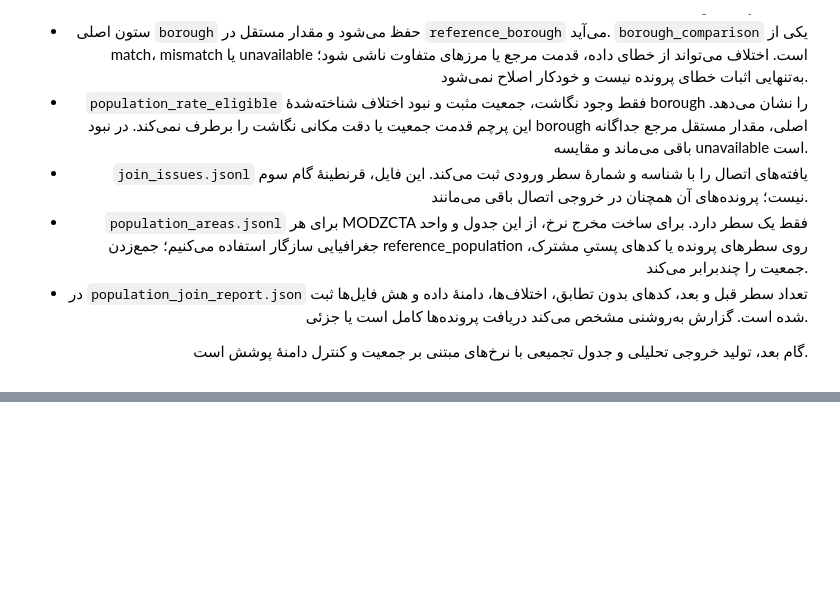
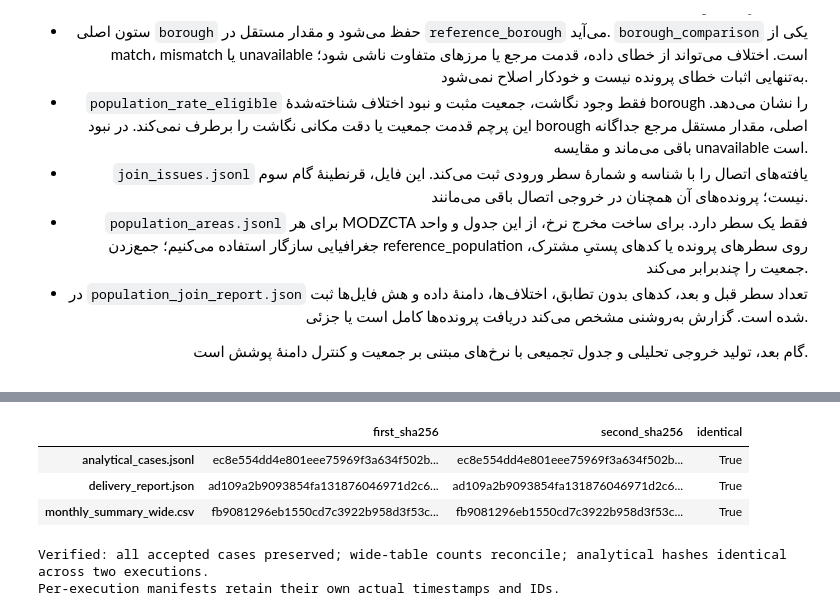
Before and after one commit to Ehsan-soveyzi/data_factory, a Jupyter notebook: challenge_solution.ipynb, the cells around one changed output, grey strips where cells are left out. Cells and saved outputs as stored; diff of their text form; code cells hidden in the pictures; blank space fills up the shorter version.

```diff
--- a/challenge_solution.ipynb
+++ b/challenge_solution.ipynb
@@ -808,0 +977,33 @@ Verified: preserved row count, status accounting, unique population areas and ou
+# %%
+import hashlib
+
+case_count_rows = delivery_wide.loc[delivery_wide["metric"].eq("case_count"), delivery_months]
+assert int(case_count_rows.sum().sum()) == delivery_report["analytical_records"]
+assert delivery_report["analytical_records"] == delivery_report["accepted_records"]
+assert delivery_report["raw_records"] == delivery_report["accepted_records"] + delivery_report["quarantined_records"]
+
+first_hashes = {}
+for name, metadata in delivery_manifest["files"].items():
+    with (delivery_output / name).open("rb") as file:
+        first_hashes[name] = hashlib.file_digest(file, "sha256").hexdigest()
+    assert first_hashes[name] == metadata["sha256"]
+
+repeat_delivery = build_delivery(delivery_config, progress=None)
+repeat_manifest = json.loads(Path(repeat_delivery["manifest_path"]).read_text(encoding="utf-8"))
+repeat_hashes = {name: metadata["sha256"] for name, metadata in repeat_manifest["files"].items()}
+assert first_hashes == repeat_hashes
+assert delivery_report["manifest_path"] != repeat_delivery["manifest_path"]
+display(pd.DataFrame({
+    "first_sha256": first_hashes,
+    "second_sha256": repeat_hashes,
+    "identical": {name: first_hashes[name] == repeat_hashes[name] for name in first_hashes},
+}))
+print("Verified: all accepted cases preserved; wide-table counts reconcile; analytical hashes identical across two executions.")
+print("Per-execution manifests retain their own actual timestamps and IDs.")
+# %% [output]
+|  | first_sha256 | second_sha256 | identical |
+| analytical_cases.jsonl | ec8e554dd4e801eee75969f3a634f502b... | ec8e554dd4e801eee75969f3a634f502b... | True |
+| delivery_report.json | ad109a2b9093854fa131876046971d2c6... | ad109a2b9093854fa131876046971d2c6... | True |
+| monthly_summary_wide.csv | fb9081296eb1550cd7c3922b958d3f53c... | fb9081296eb1550cd7c3922b958d3f53c... | True |
+Verified: all accepted cases preserved; wide-table counts reconcile; analytical hashes identical across two executions.
+Per-execution manifests retain their own actual timestamps and IDs.
```
Also changed, not shown: parts of 8 cells of this notebook, 7 other files.
